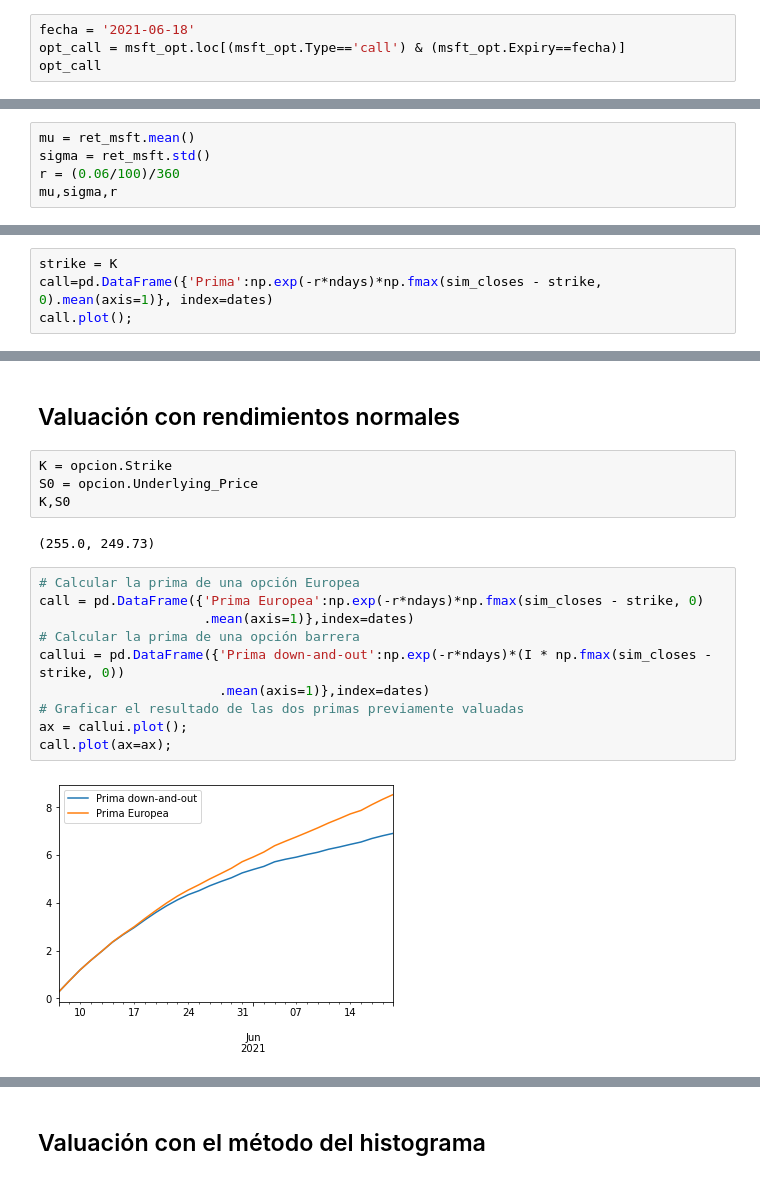
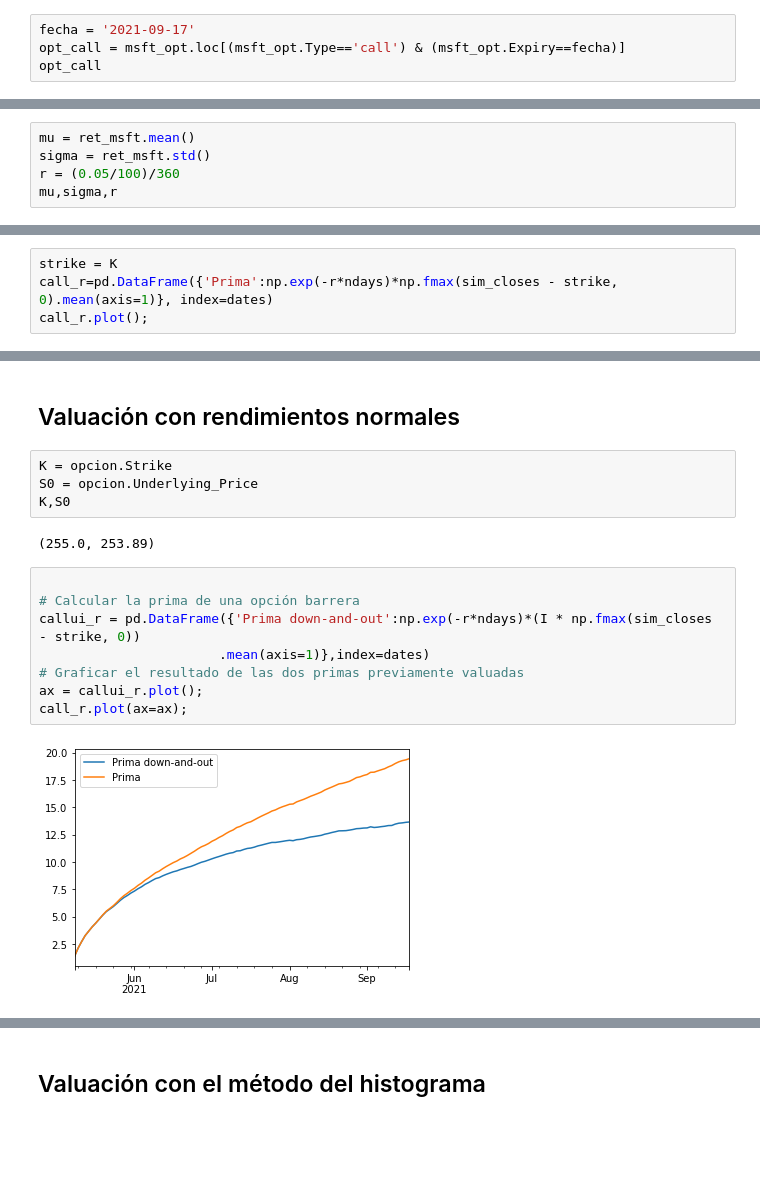
Before and after one commit to JuanPablo2019/Tarea-11, a Jupyter notebook: TAREA 11.RuizMagañaJuanPablo_NavarroValenciaDayana.ipynb, the cells around one changed output, grey strips where cells are left out. Drawn from its saved outputs; the diff is of its cells as text; blank space fills up the shorter version.

```diff
--- a/TAREA 11.RuizMagañaJuanPablo_NavarroValenciaDayana.ipynb
+++ b/TAREA 11.RuizMagañaJuanPablo_NavarroValenciaDayana.ipynb
@@ -652,7 +652,7 @@ msft_opt.set_index('Expiry').sort_index()
 # %% [markdown]
 >Elijo una fecha de vencimiento en particular.
 # %%
-fecha = '2021-06-18'
+fecha = '2021-09-17'
 opt_call = msft_opt.loc[(msft_opt.Type=='call') & (msft_opt.Expiry==fecha)]
 opt_call
 # %% [output]
@@ -725,6 +727,6 @@ Tomo la tasa libre de riesgo de la pagina de la FED
 # %%
 mu = ret_msft.mean()
 sigma = ret_msft.std()
-r = (0.06/100)/360
+r = (0.05/100)/360
 mu,sigma,r
 # %% [output]
@@ -751,6 +753,6 @@ sim_ret = pd.DataFrame(sigma*np.random.randn(ndays,nscen)+r,index=dates)
 sim_closes = S0*np.exp(sim_ret.cumsum())
 # %%
 strike = K
-call=pd.DataFrame({'Prima':np.exp(-r*ndays)*np.fmax(sim_closes - strike, 0).mean(axis=1)}, index=dates)
-call.plot();
+call_r=pd.DataFrame({'Prima':np.exp(-r*ndays)*np.fmax(sim_closes - strike, 0).mean(axis=1)}, index=dates)
+call_r.plot();
 # %% [output]
@@ -858,17 +864,15 @@ K = opcion.Strike
 S0 = opcion.Underlying_Price
 K,S0
 # %% [output]
-(255.0, 249.73)
+(255.0, 253.89)
 # %%
-# Calcular la prima de una opción Europea
-call = pd.DataFrame({'Prima Europea':np.exp(-r*ndays)*np.fmax(sim_closes - strike, 0)
-                     .mean(axis=1)},index=dates)
+
 # Calcular la prima de una opción barrera
-callui = pd.DataFrame({'Prima down-and-out':np.exp(-r*ndays)*(I * np.fmax(sim_closes - strike, 0))
+callui_r = pd.DataFrame({'Prima down-and-out':np.exp(-r*ndays)*(I * np.fmax(sim_closes - strike, 0))
                        .mean(axis=1)},index=dates)
 # Graficar el resultado de las dos primas previamente valuadas
-ax = callui.plot();
-call.plot(ax=ax);
+ax = callui_r.plot();
+call_r.plot(ax=ax);
 # %% [output]
-[figure, old version]
+[figure, new version]
 # %%
```
Also changed, not shown: parts of 63 cells of this notebook.
